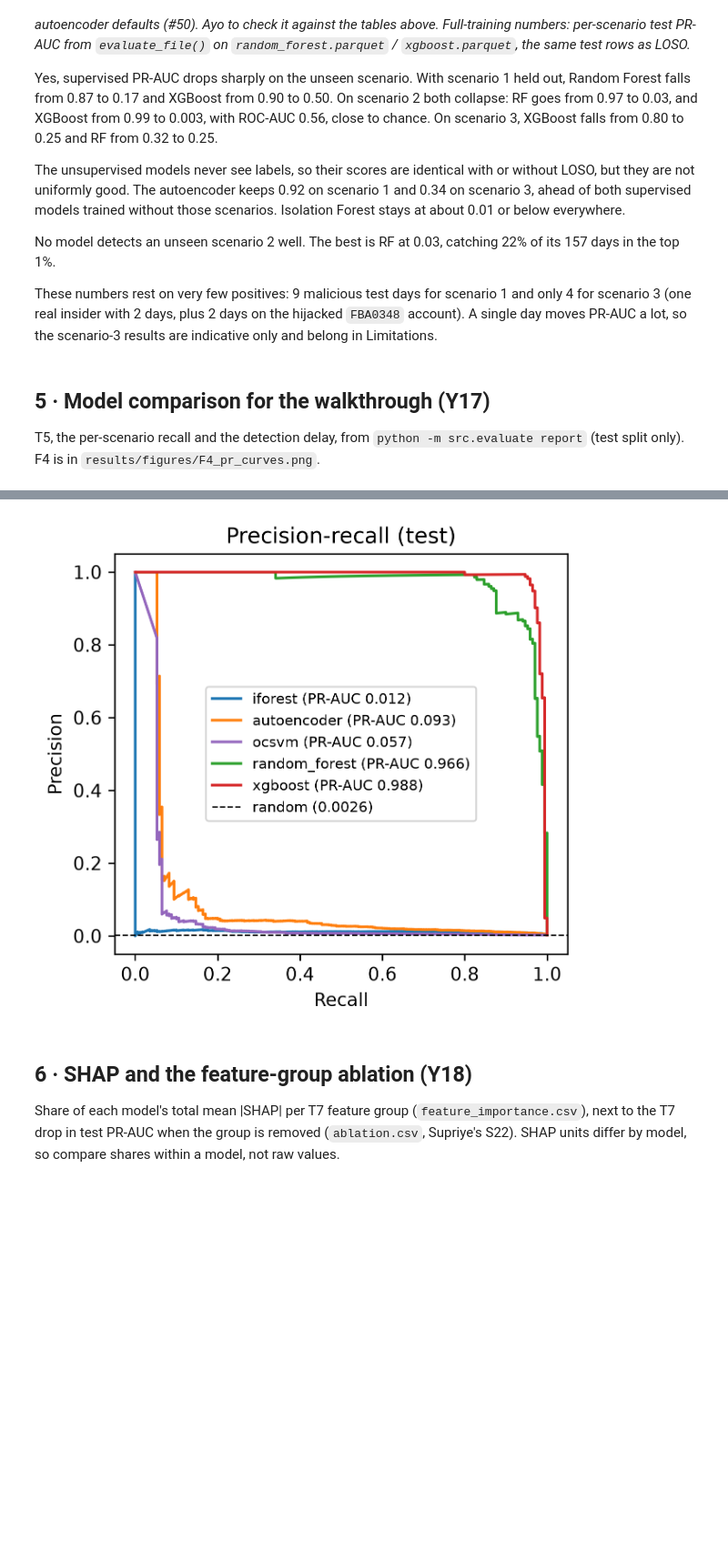
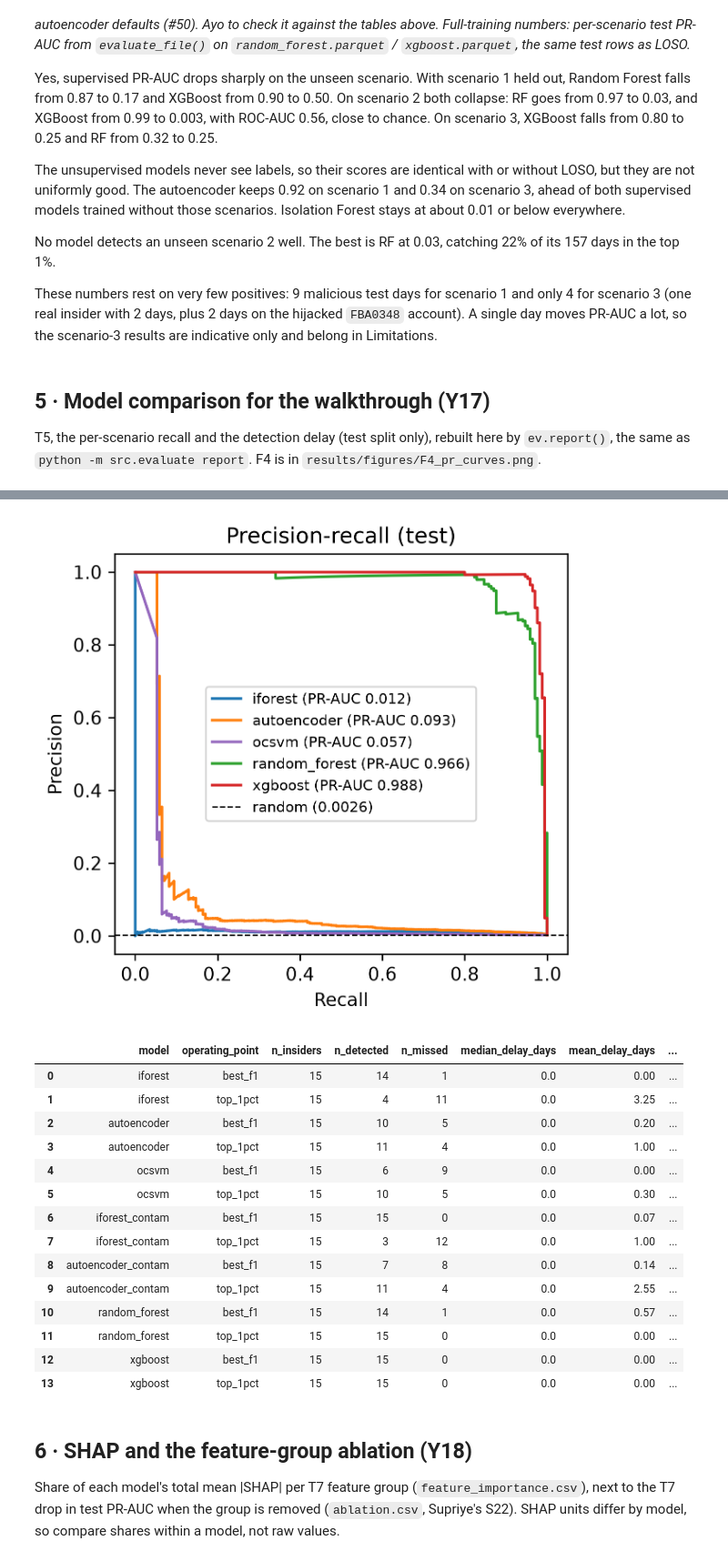
Before and after one commit to SupriyeAmatya/AI-Based-User-and-Entity-Behavior-Analytics-for-Insider-Threat-Detection, a Jupyter notebook: notebooks/04_evaluation.ipynb, the cells around one changed output, grey strips where cells are left out. Shown at 91% size. Drawn from its saved outputs; the diff is of its cells as text; code cells hidden in the pictures; blank space fills up the shorter version.

```diff
--- a/notebooks/04_evaluation.ipynb
+++ b/notebooks/04_evaluation.ipynb
@@ -125,42 +125,63 @@ No model detects an unseen scenario 2 well. The best is RF at 0.03, catching 22%
 These numbers rest on very few positives: 9 malicious test days for scenario 1 and only 4 for scenario 3 (one real insider with 2 days, plus 2 days on the hijacked `FBA0348` account). A single day moves PR-AUC a lot, so the scenario-3 results are indicative only and belong in Limitations.
 # %% [markdown]
 ## 5 · Model comparison for the walkthrough (Y17)
-T5, the per-scenario recall and the detection delay, from `python -m src.evaluate report` (test split only). F4 is in `results/figures/F4_pr_curves.png`.
+T5, the per-scenario recall and the detection delay (test split only), rebuilt here by `ev.report()`, the same as `python -m src.evaluate report`. F4 is in `results/figures/F4_pr_curves.png`.
 # %%
 from IPython.display import Image, display
+
+from src import evaluate as ev
+
+ev.report()   # rebuilds T5, model_per_scenario, detection_delay, T8, F4 and F5 from the score files
 
 t5 = pd.read_csv(TABLES_DIR / "model_comparison.csv")
 cols = ["model", "operating_point", "precision", "recall", "f1", "fpr", "pr_auc", "roc_auc", "user_recall"]
 display(t5[cols].round(4))
 per = pd.read_csv(TABLES_DIR / "model_per_scenario.csv")
 display(per.pivot(index="model", columns="scenario", values="recall_best_f1").round(3))
 display(Image(str(ROOT / "results" / "figures" / "F4_pr_curves.png"), width=600))
+delay = pd.read_csv(TABLES_DIR / "detection_delay.csv")   # a detection = a flagged malicious day (#73)
+display(delay.drop(columns="missed_insiders").round(2))
 # %% [output]
 |  | model | operating_point | precision | recall | f1 | fpr | pr_auc | roc_auc | user_recall |
 | 0 | iforest | best_f1 | 0.0117 | 0.5235 | 0.0229 | 0.1159 | 0.0122 | 0.8792 | 0.9333 |
 | 1 | iforest | top_1pct | 0.0138 | 0.0529 | 0.0219 | 0.0099 | 0.0122 | 0.8792 | 0.2667 |
 | 2 | autoencoder | best_f1 | 0.0720 | 0.1647 | 0.1002 | 0.0056 | 0.0930 | 0.9160 | 0.6667 |
 | 3 | autoencoder | top_1pct | 0.0476 | 0.1824 | 0.0755 | 0.0096 | 0.0930 | 0.9160 | 0.7333 |
 | 4 | ocsvm | best_f1 | 0.8182 | 0.0529 | 0.0994 | 0.0000 | 0.0574 | 0.7412 | 0.4000 |
 | 5 | ocsvm | top_1pct | 0.0384 | 0.1471 | 0.0609 | 0.0097 | 0.0574 | 0.7412 | 0.6667 |
 | 6 | iforest_contam | best_f1 | 0.0108 | 0.7118 | 0.0213 | 0.1712 | 0.0101 | 0.8606 | 1.0000 |
 | 7 | iforest_contam | top_1pct | 0.0138 | 0.0529 | 0.0219 | 0.0099 | 0.0101 | 0.8606 | 0.2000 |
 | 8 | autoencoder_contam | best_f1 | 0.1020 | 0.0588 | 0.0746 | 0.0014 | 0.0413 | 0.9018 | 0.4667 |
 | 9 | autoencoder_contam | top_1pct | 0.0338 | 0.1294 | 0.0536 | 0.0097 | 0.0413 | 0.9018 | 0.7333 |
 | 10 | random_forest | best_f1 | 0.9371 | 0.8765 | 0.9058 | 0.0002 | 0.9658 | 0.9999 | 0.9333 |
 | 11 | random_forest | top_1pct | 0.2611 | 1.0000 | 0.4141 | 0.0074 | 0.9658 | 0.9999 | 1.0000 |
 | 12 | xgboost | best_f1 | 0.9645 | 0.9588 | 0.9617 | 0.0001 | 0.9877 | 0.9997 | 1.0000 |
 | 13 | xgboost | top_1pct | 0.2596 | 0.9941 | 0.4117 | 0.0074 | 0.9877 | 0.9997 | 1.0000 |
 | scenario | 1 | 2 | 3 |
 | model |  |  |  |
 | autoencoder | 1.000 | 0.102 | 0.75 |
 | autoencoder_contam | 0.889 | 0.000 | 0.50 |
 | iforest | 1.000 | 0.497 | 0.50 |
 | iforest_contam | 1.000 | 0.694 | 0.75 |
 | ocsvm | 0.889 | 0.000 | 0.25 |
 | random_forest | 1.000 | 0.879 | 0.50 |
 | xgboost | 0.889 | 0.962 | 1.00 |
 [figure]
+|  | model | operating_point | n_insiders | n_detected | n_missed | median_delay_days | mean_delay_days | ... |
+| 0 | iforest | best_f1 | 15 | 14 | 1 | 0.0 | 0.00 | ... |
+| 1 | iforest | top_1pct | 15 | 4 | 11 | 0.0 | 3.25 | ... |
+| 2 | autoencoder | best_f1 | 15 | 10 | 5 | 0.0 | 0.20 | ... |
+| 3 | autoencoder | top_1pct | 15 | 11 | 4 | 0.0 | 1.00 | ... |
+| 4 | ocsvm | best_f1 | 15 | 6 | 9 | 0.0 | 0.00 | ... |
+| 5 | ocsvm | top_1pct | 15 | 10 | 5 | 0.0 | 0.30 | ... |
+| 6 | iforest_contam | best_f1 | 15 | 15 | 0 | 0.0 | 0.07 | ... |
+| 7 | iforest_contam | top_1pct | 15 | 3 | 12 | 0.0 | 1.00 | ... |
+| 8 | autoencoder_contam | best_f1 | 15 | 7 | 8 | 0.0 | 0.14 | ... |
+| 9 | autoencoder_contam | top_1pct | 15 | 11 | 4 | 0.0 | 2.55 | ... |
+| 10 | random_forest | best_f1 | 15 | 14 | 1 | 0.0 | 0.57 | ... |
+| 11 | random_forest | top_1pct | 15 | 15 | 0 | 0.0 | 0.00 | ... |
+| 12 | xgboost | best_f1 | 15 | 15 | 0 | 0.0 | 0.00 | ... |
+| 13 | xgboost | top_1pct | 15 | 15 | 0 | 0.0 | 0.00 | ... |
 # %% [markdown]
 ## 6 · SHAP and the feature-group ablation (Y18)
 Share of each model's total mean |SHAP| per T7 feature group (`feature_importance.csv`), next to the T7 drop in test PR-AUC when the group is removed (`ablation.csv`, Supriye's S22). SHAP units differ by model, so compare shares within a model, not raw values.
```
Also changed, not shown: parts of 1 cell of this notebook, 8 other files.
